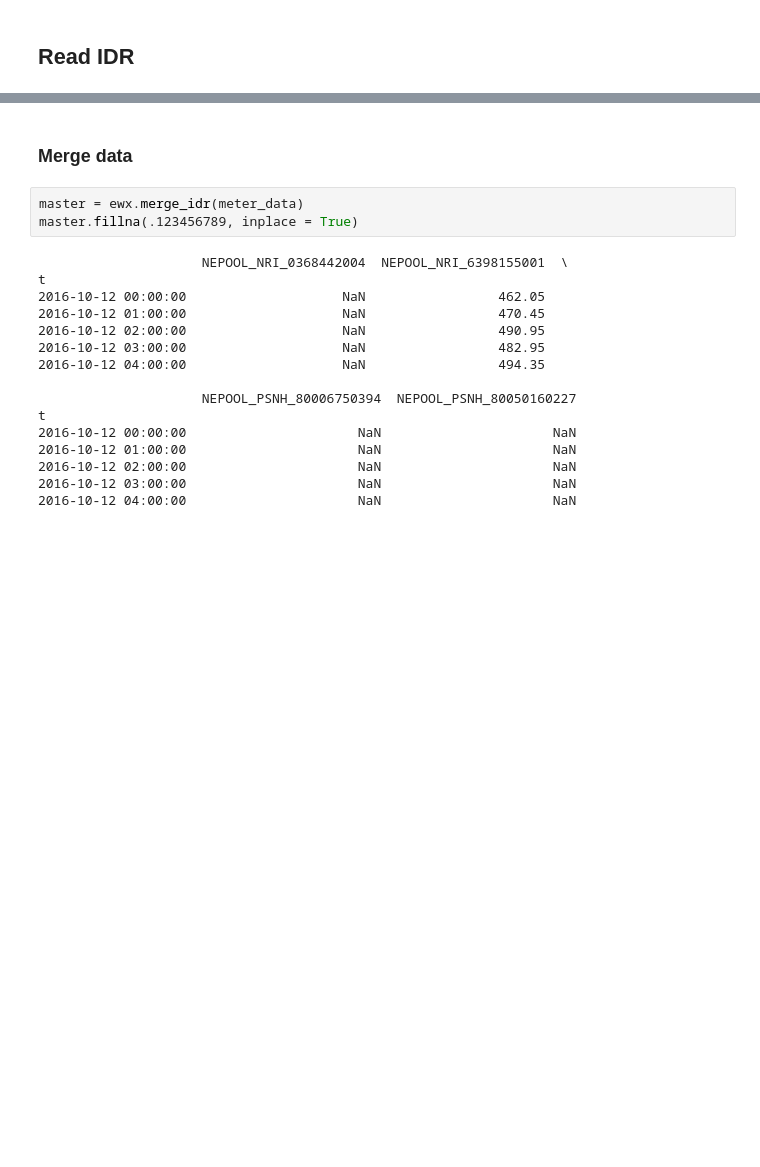
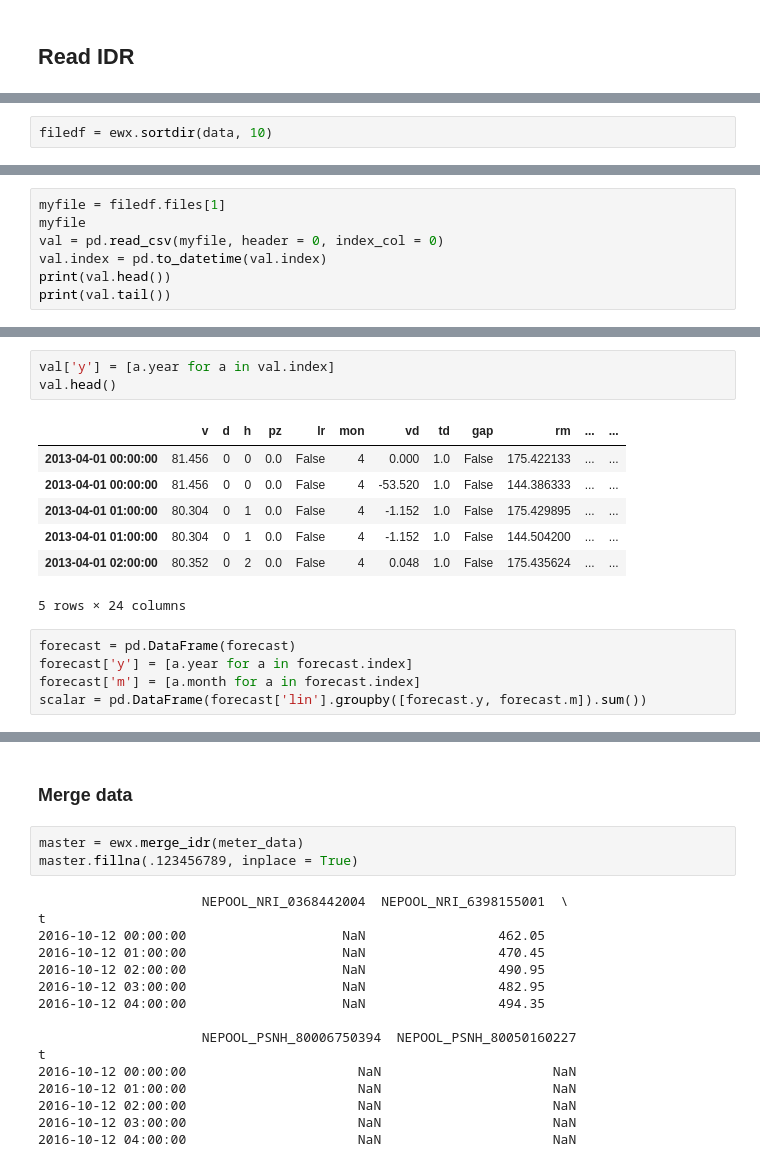
Before and after one commit to stevenhurwitt/LA-tools, a Jupyter notebook: EWX_Forecast/IDR_download_timeshift.ipynb, the cells around one changed output, grey strips where cells are left out. Drawn from its saved outputs; the diff is of its cells as text; blank space fills up the shorter version.

```diff
--- a/EWX_Forecast/IDR_download_timeshift.ipynb
+++ b/EWX_Forecast/IDR_download_timeshift.ipynb
@@ -52,0 +132,2 @@ Name: files, dtype: object
+# %%
+filedf = ewx.sortdir(data, 10)
@@ -52,0 +147,7 @@ Name: files, dtype: object
+# %%
+myfile = filedf.files[1]
+myfile
+val = pd.read_csv(myfile, header = 0, index_col = 0)
+val.index = pd.to_datetime(val.index)
+print(val.head())
+print(val.tail())
@@ -52,0 +172,16 @@ Name: files, dtype: object
+# %%
+val['y'] = [a.year for a in val.index]
+val.head()
+# %% [output]
+|  | v | d | h | pz | lr | mon | vd | td | gap | rm | ... | ... |
+| 2013-04-01 00:00:00 | 81.456 | 0 | 0 | 0.0 | False | 4 | 0.000 | 1.0 | False | 175.422133 | ... | ... |
+| 2013-04-01 00:00:00 | 81.456 | 0 | 0 | 0.0 | False | 4 | -53.520 | 1.0 | False | 144.386333 | ... | ... |
+| 2013-04-01 01:00:00 | 80.304 | 0 | 1 | 0.0 | False | 4 | -1.152 | 1.0 | False | 175.429895 | ... | ... |
+| 2013-04-01 01:00:00 | 80.304 | 0 | 1 | 0.0 | False | 4 | -1.152 | 1.0 | False | 144.504200 | ... | ... |
+| 2013-04-01 02:00:00 | 80.352 | 0 | 2 | 0.0 | False | 4 | 0.048 | 1.0 | False | 175.435624 | ... | ... |
+5 rows × 24 columns
+# %%
+forecast = pd.DataFrame(forecast)
+forecast['y'] = [a.year for a in forecast.index]
+forecast['m'] = [a.month for a in forecast.index]
+scalar = pd.DataFrame(forecast['lin'].groupby([forecast.y, forecast.m]).sum())
```
Also changed, not shown: parts of 23 cells of this notebook, 1 other file.
